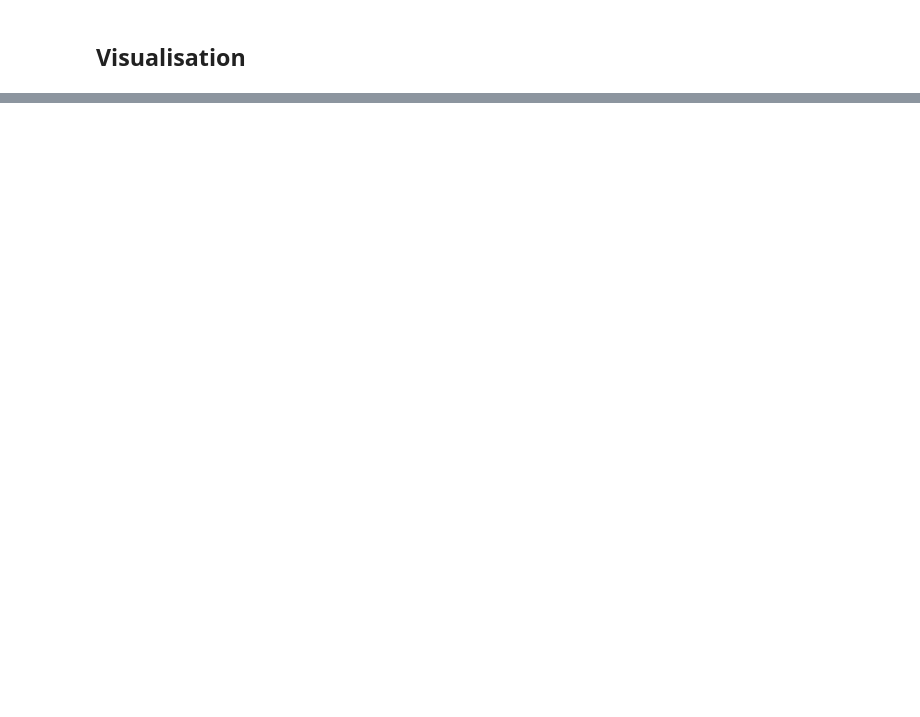
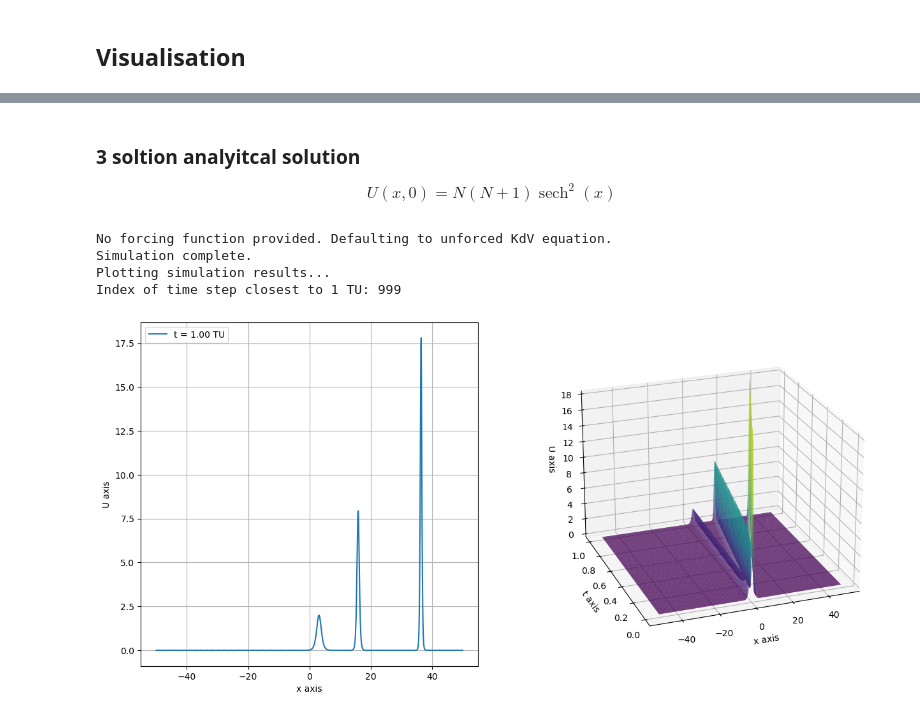
Before and after one commit to lsewards/Forced-kdv-plasma-solitons-simulation, a Jupyter notebook: Plasma soltion simulation.ipynb, the cells around one changed output, grey strips where cells are left out. Cells and saved outputs as stored; diff of their text form; code cells hidden in the pictures; blank space fills up the shorter version.

```diff
--- a/Plasma soltion simulation.ipynb
+++ b/Plasma soltion simulation.ipynb
@@ -357,0 +270,23 @@ Text(0.5, 1.0, 'Comparison of Numerical and Analytical Solutions at Final Time S
+# %% [markdown]
+### 3 soltion analyitcal solution
+
+$$
+U(x, 0)=N(N+1) \operatorname{sech}^2(x)
+$$
+# %%
+def n_soltion_exact(x, t, n = 3):
+    return n *(n+1) * sech_sqrd(x)
+
+appended_n_soltion_exact = partial(n_soltion_exact, n=3)
+n_sol, n_time_array, x= run_simulation(50.0, 1024, 0.0, 1.0, 1e-4, 6, 1,
+                                          mode="analytical",
+                                          analytical_sol= appended_n_soltion_exact,
+                                          verbose=10
+)
+view_simulation_results(n_sol, n_time_array, x, 1)
+# %% [output]
+No forcing function provided. Defaulting to unforced KdV equation.
+Simulation complete.
+Plotting simulation results...
+Index of time step closest to 1 TU: 999
+[figure, added]
```
Also changed, not shown: parts of 18 cells of this notebook, 1 other file.
